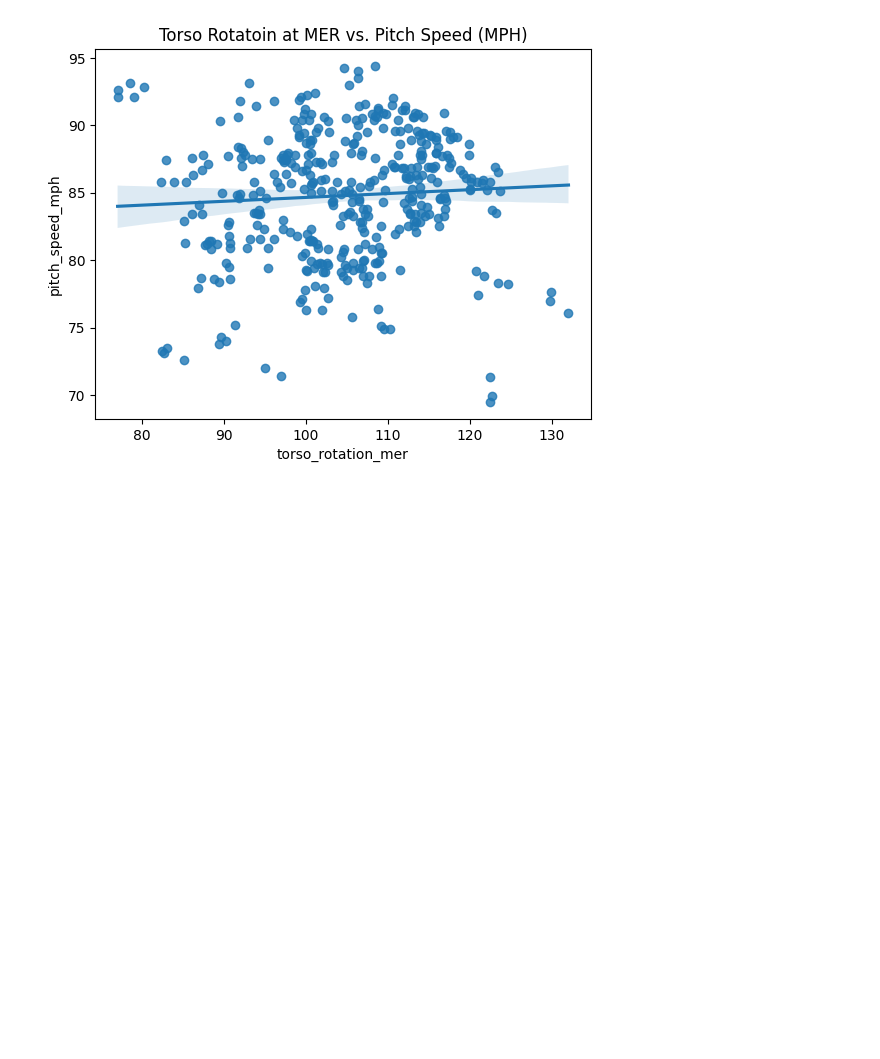
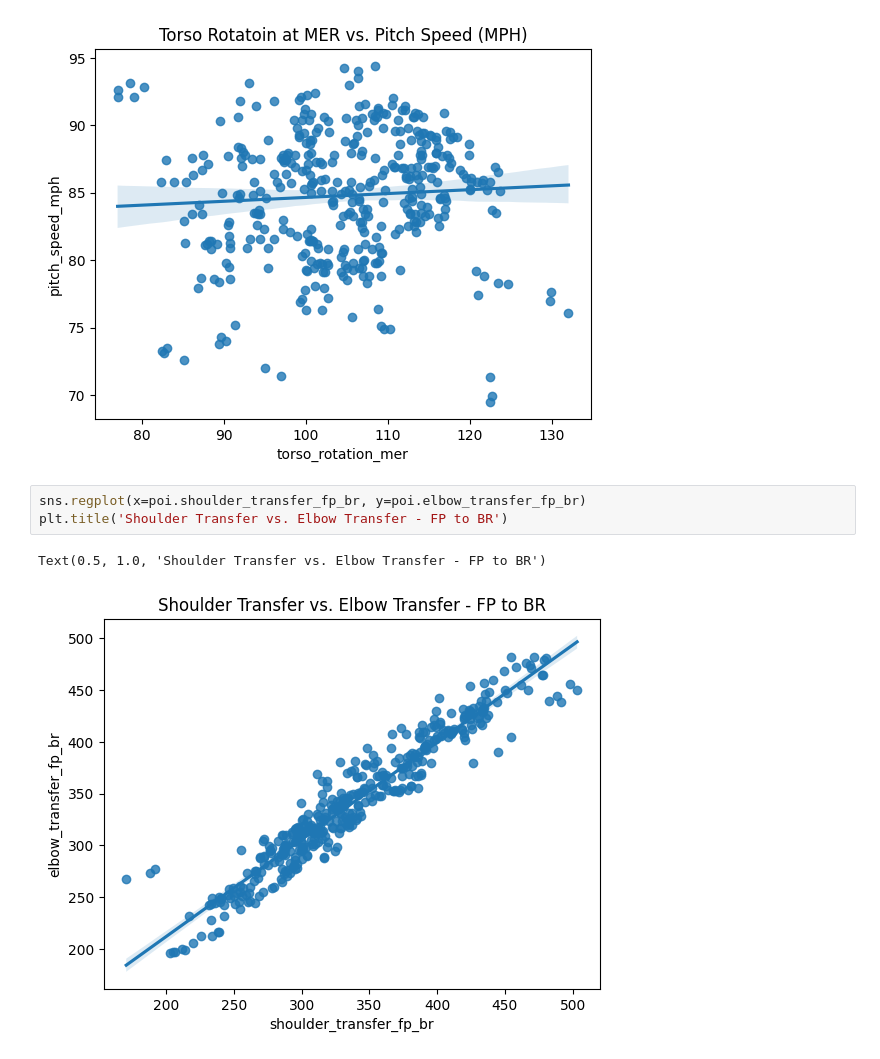
Before and after one commit to gabriel31levy34/OpenBiomechanics, a Jupyter notebook: EDA.ipynb, the cells around one changed output. Drawn from its saved outputs; the diff is of its cells as text; blank space fills up the shorter version.

```diff
--- a/EDA.ipynb
+++ b/EDA.ipynb
@@ -2843,3 +2849,9 @@ plt.title('Torso Rotatoin at MER vs. Pitch Speed (MPH)')
 # %% [output]
 Text(0.5, 1.0, 'Torso Rotatoin at MER vs. Pitch Speed (MPH)')
 [figure]
+# %%
+sns.regplot(x=poi.shoulder_transfer_fp_br, y=poi.elbow_transfer_fp_br)
+plt.title('Shoulder Transfer vs. Elbow Transfer - FP to BR')
+# %% [output]
+Text(0.5, 1.0, 'Shoulder Transfer vs. Elbow Transfer - FP to BR')
+[figure, added]
```
Also changed, not shown: parts of 12 cells of this notebook.
